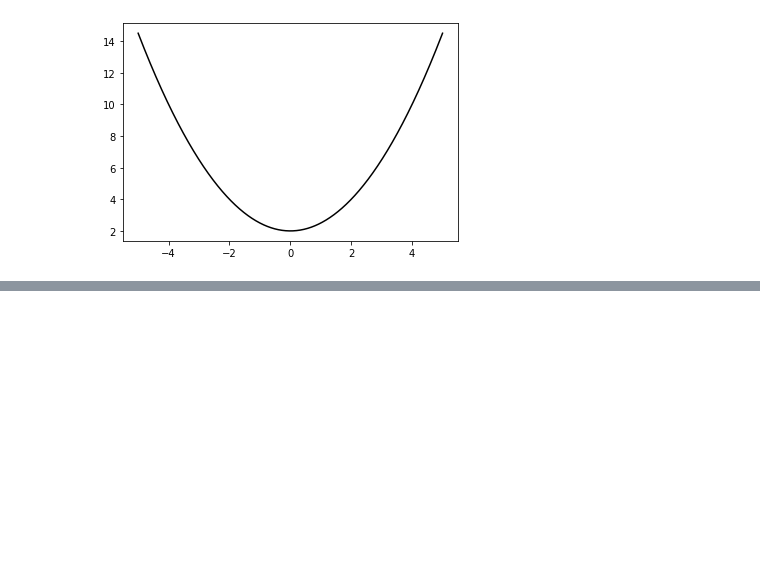
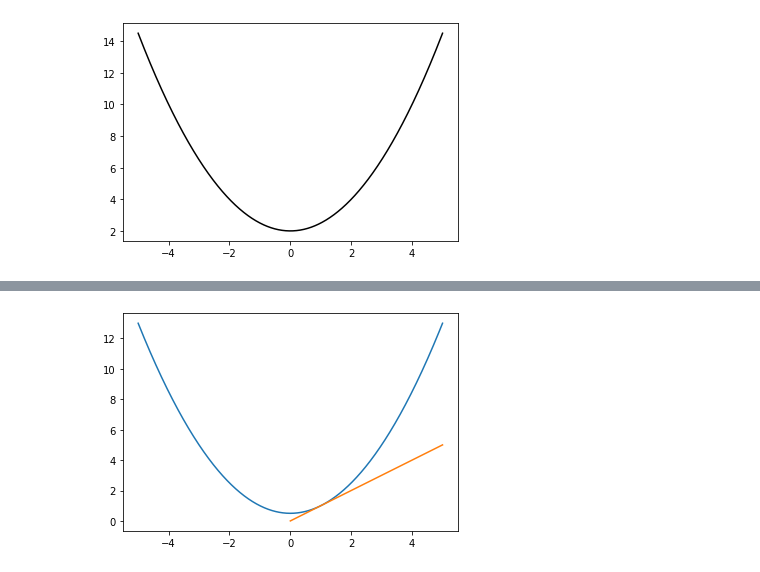
Before and after one commit to sergiovasquez122/Mathematics-for-programmers, a Jupyter notebook: chapter11.ipynb, the cells around one changed output, grey strips where cells are left out. Saved outputs shown, nothing was run; the diff lists cells and outputs as text; code cells hidden in the pictures; blank space fills up the shorter version.

```diff
--- a/chapter11.ipynb
+++ b/chapter11.ipynb
@@ -177,0 +178,12 @@ NameError: name 'scipy' is not defined
+# %%
+x = Symbol('x')
+y = Symbol('y')
+
+u_xy = 0.5 * (x**2 + y**2)
+# %%
+u_x2 = u_xy.subs(y, 1)
+# %%
+plot_function(lambda x0 : u_x2.subs(x, x0), -5, 5)
+plot_function(lambda x0 : u_x2.diff(x).subs(x, x0), 0, 5)
+# %% [output]
+[figure, added]
```
Also changed, not shown: parts of 2 cells of this notebook.
